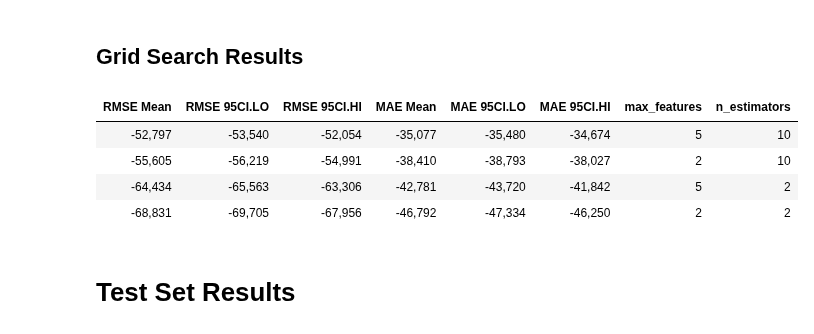
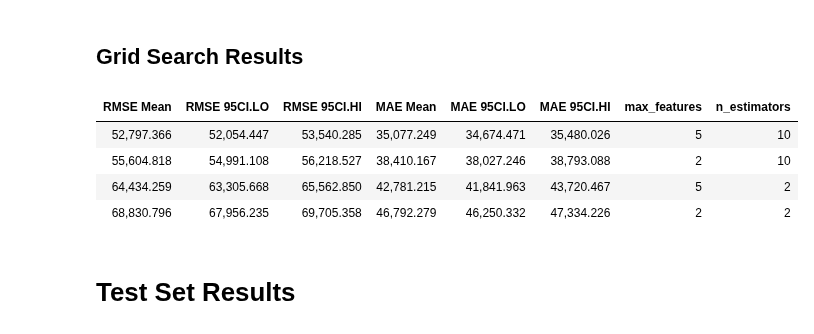
Before and after one commit to shane-kercheval/python-examples, a Jupyter notebook: Regression.ipynb, the cells around one changed output. Cells and saved outputs as stored; diff of their text form; code cells hidden in the pictures.

```diff
--- a/Regression.ipynb
+++ b/Regression.ipynb
@@ -75,13 +75,14 @@ RandomForestRegressor(max_features=5, n_estimators=10, random_state=42)
 # %% [markdown]
 ## Grid Search Results
 # %%
-hlp.sklearn.cv_results_to_dataframe(grid_search, num_folds=5, num_repeats=2, round_by=0)
+grid_search_parsed = hlp.sklearn_eval.SearchCVParser(searcher=grid_search, higher_score_is_better = False)
+grid_search_parsed.formatted_results()
 # %% [output]
 | RMSE Mean | RMSE 95CI.LO | RMSE 95CI.HI | MAE Mean | MAE 95CI.LO | MAE 95CI.HI | max_features | n_estimators |
-| -52,797 | -53,540 | -52,054 | -35,077 | -35,480 | -34,674 | 5 | 10 |
-| -55,605 | -56,219 | -54,991 | -38,410 | -38,793 | -38,027 | 2 | 10 |
-| -64,434 | -65,563 | -63,306 | -42,781 | -43,720 | -41,842 | 5 | 2 |
-| -68,831 | -69,705 | -67,956 | -46,792 | -47,334 | -46,250 | 2 | 2 |
+| 52,797.366 | 52,054.447 | 53,540.285 | 35,077.249 | 34,674.471 | 35,480.026 | 5 | 10 |
+| 55,604.818 | 54,991.108 | 56,218.527 | 38,410.167 | 38,027.246 | 38,793.088 | 2 | 10 |
+| 64,434.259 | 63,305.668 | 65,562.850 | 42,781.215 | 41,841.963 | 43,720.467 | 5 | 2 |
+| 68,830.796 | 67,956.235 | 69,705.358 | 46,792.279 | 46,250.332 | 47,334.226 | 2 | 2 |
 # %% [markdown]
 # Test Set Results
 # %%
```
Also changed, not shown: parts of 2 cells of this notebook.
